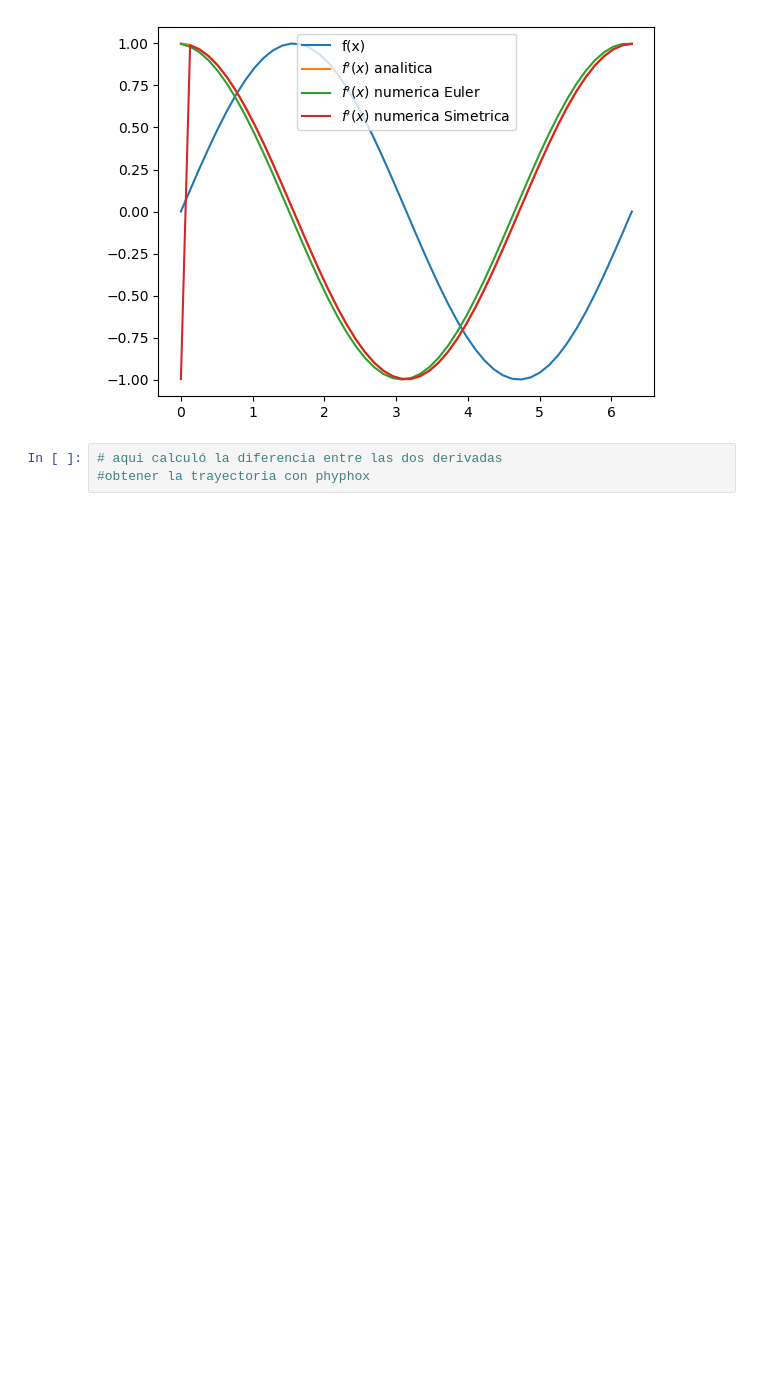
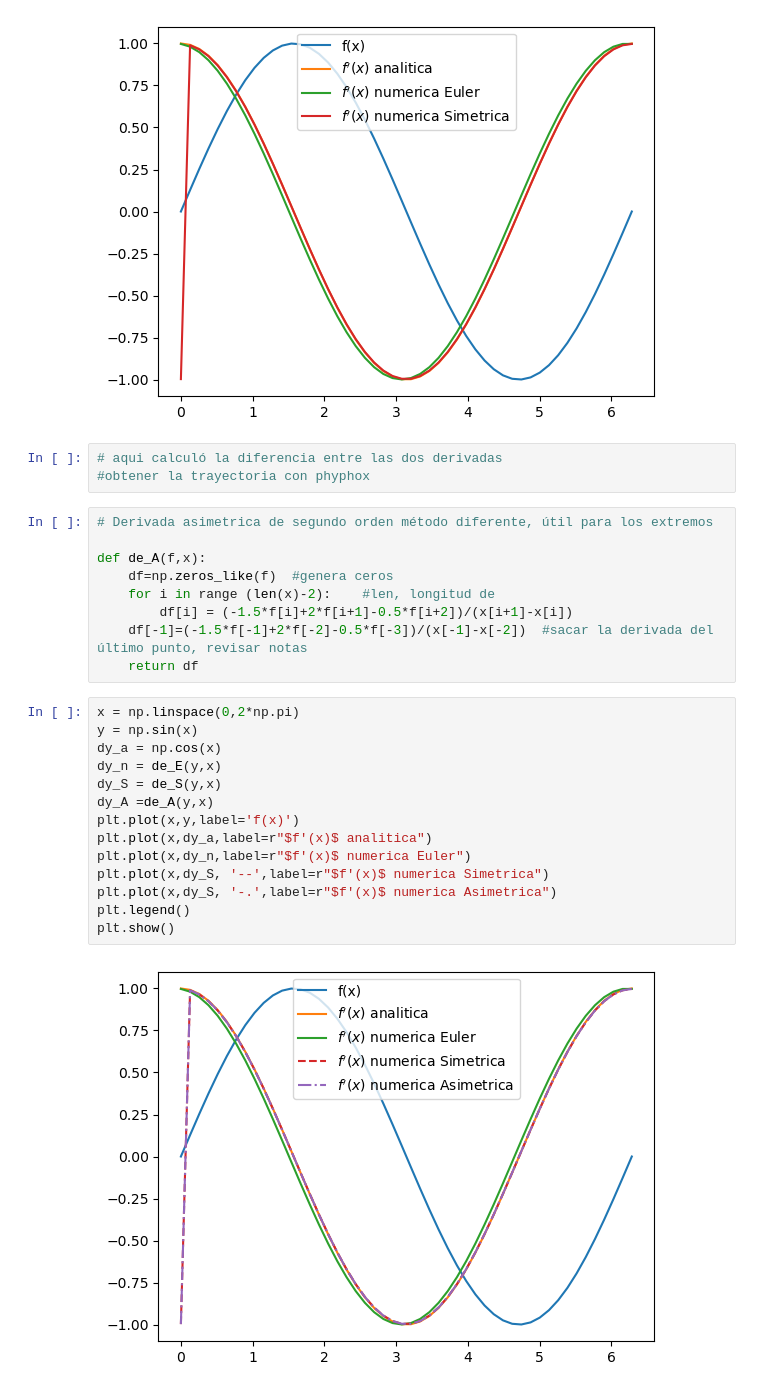
Before and after one commit to ivanraskolnikov/Fisica-Computacional-, a Jupyter notebook: Clase 120226 (derivada).ipynb, the cells around one changed output. Drawn from its saved outputs; the diff is of its cells as text; blank space fills up the shorter version.

```diff
--- a/Clase 120226 (derivada).ipynb
+++ b/Clase 120226 (derivada).ipynb
@@ -66,3 +66,28 @@ plt.show()
 # %%
 # aqui calculó la diferencia entre las dos derivadas
 #obtener la trayectoria con phyphox
+# %%
+# Derivada asimetrica de segundo orden método diferente, útil para los extremos
+
+def de_A(f,x):
+    df=np.zeros_like(f)  #genera ceros
+    for i in range (len(x)-2):    #len, longitud de
+        df[i] = (-1.5*f[i]+2*f[i+1]-0.5*f[i+2])/(x[i+1]-x[i])
+    df[-1]=(-1.5*f[-1]+2*f[-2]-0.5*f[-3])/(x[-1]-x[-2])  #sacar la derivada del último punto, revisar notas
+    return df
+# %%
+x = np.linspace(0,2*np.pi)
+y = np.sin(x)
+dy_a = np.cos(x)
+dy_n = de_E(y,x)
+dy_S = de_S(y,x)
+dy_A =de_A(y,x)
+plt.plot(x,y,label='f(x)')
+plt.plot(x,dy_a,label=r"$f'(x)$ analitica")
+plt.plot(x,dy_n,label=r"$f'(x)$ numerica Euler")
+plt.plot(x,dy_S, '--',label=r"$f'(x)$ numerica Simetrica")
+plt.plot(x,dy_S, '-.',label=r"$f'(x)$ numerica Asimetrica")
+plt.legend()
+plt.show()
+# %% [output]
+[figure, added]
```
